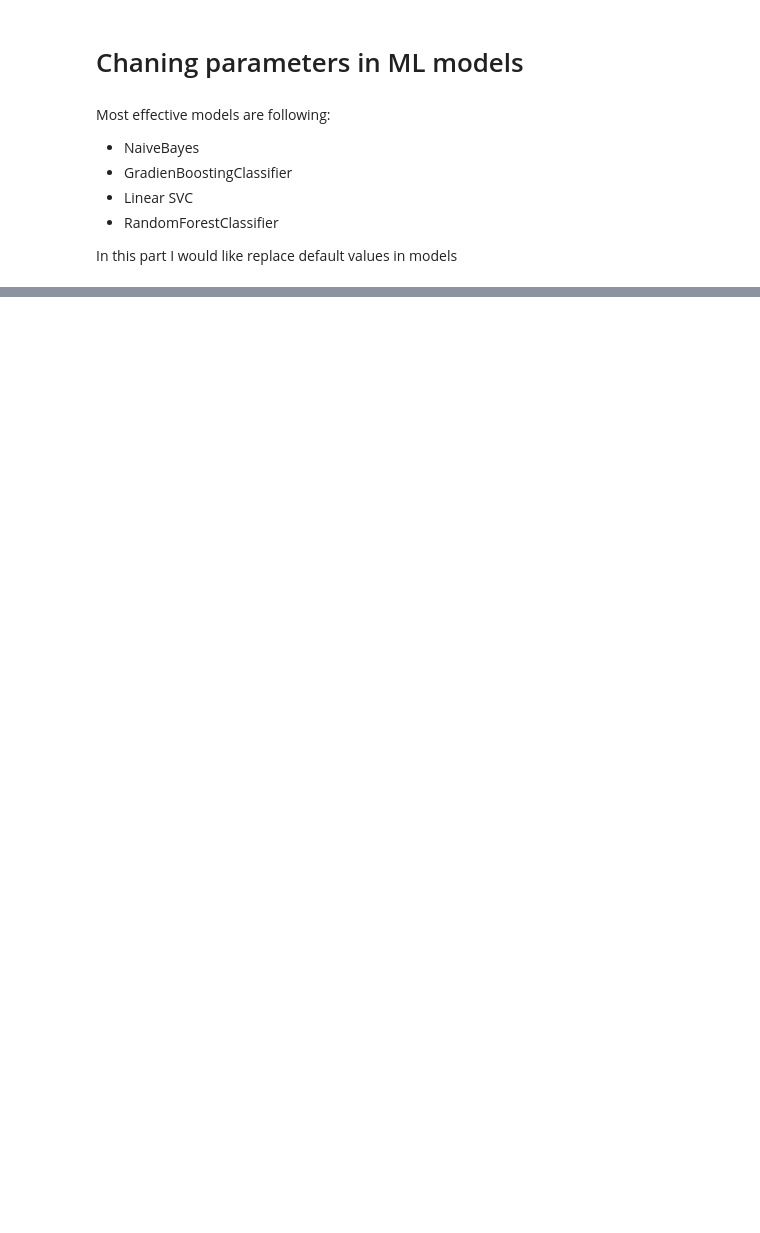
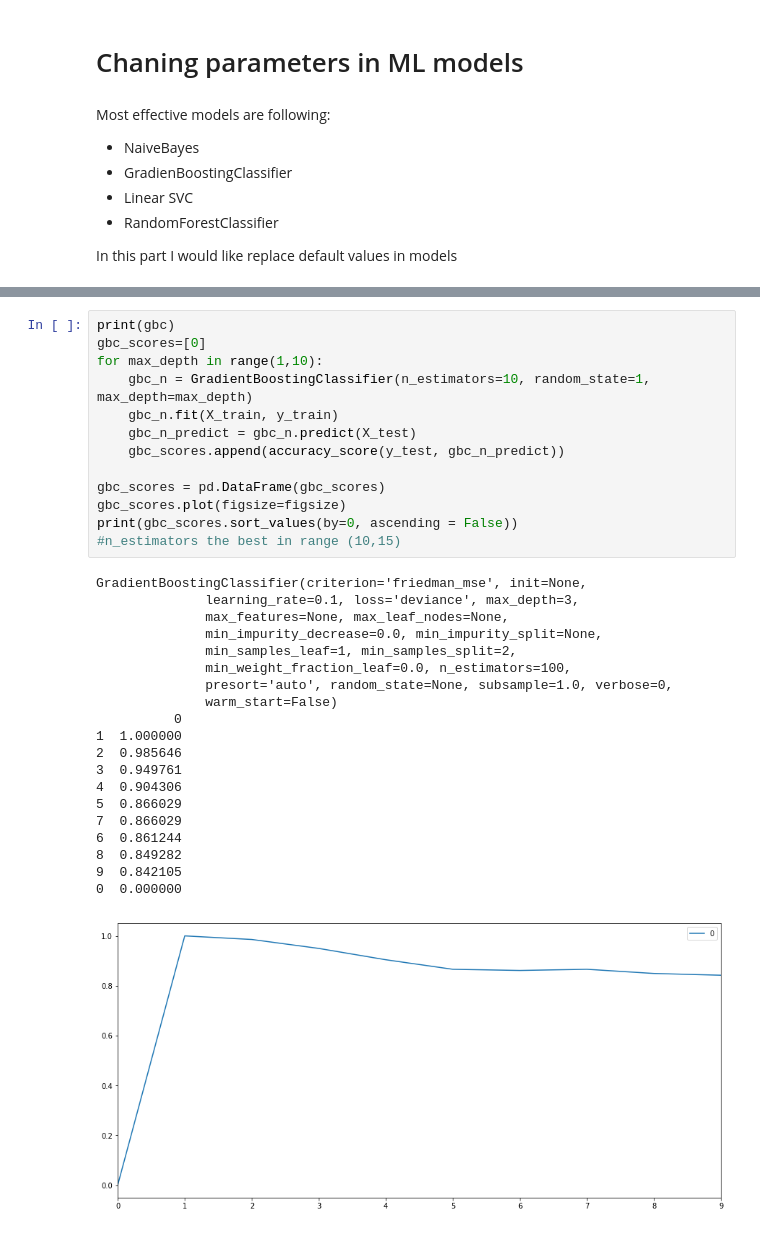
Before and after one commit to kaczikrol/Titanic_Machine_Learning_from_Disaster_kaggle, a Jupyter notebook: Titanic.ipynb, the cells around one changed output, grey strips where cells are left out. Cells and saved outputs as stored; diff of their text form; blank space fills up the shorter version.

```diff
--- a/Titanic.ipynb
+++ b/Titanic.ipynb
@@ -604,0 +619,34 @@ RandomForestClassifier(bootstrap=True, class_weight=None, criterion='gini',
+# %%
+print(gbc)
+gbc_scores=[0]
+for max_depth in range(1,10):
+    gbc_n = GradientBoostingClassifier(n_estimators=10, random_state=1, max_depth=max_depth)
+    gbc_n.fit(X_train, y_train)
+    gbc_n_predict = gbc_n.predict(X_test)
+    gbc_scores.append(accuracy_score(y_test, gbc_n_predict))
+
+gbc_scores = pd.DataFrame(gbc_scores)
+gbc_scores.plot(figsize=figsize)
+print(gbc_scores.sort_values(by=0, ascending = False))
+#n_estimators the best in range (10,15)
+# %% [output]
+GradientBoostingClassifier(criterion='friedman_mse', init=None,
+              learning_rate=0.1, loss='deviance', max_depth=3,
+              max_features=None, max_leaf_nodes=None,
+              min_impurity_decrease=0.0, min_impurity_split=None,
+              min_samples_leaf=1, min_samples_split=2,
+              min_weight_fraction_leaf=0.0, n_estimators=100,
+              presort='auto', random_state=None, subsample=1.0, verbose=0,
+              warm_start=False)
+          0
+1  1.000000
+2  0.985646
+3  0.949761
+4  0.904306
+5  0.866029
+7  0.866029
+6  0.861244
+8  0.849282
+9  0.842105
+0  0.000000
+[figure, added]
```
Also changed, not shown: parts of 15 cells of this notebook.
